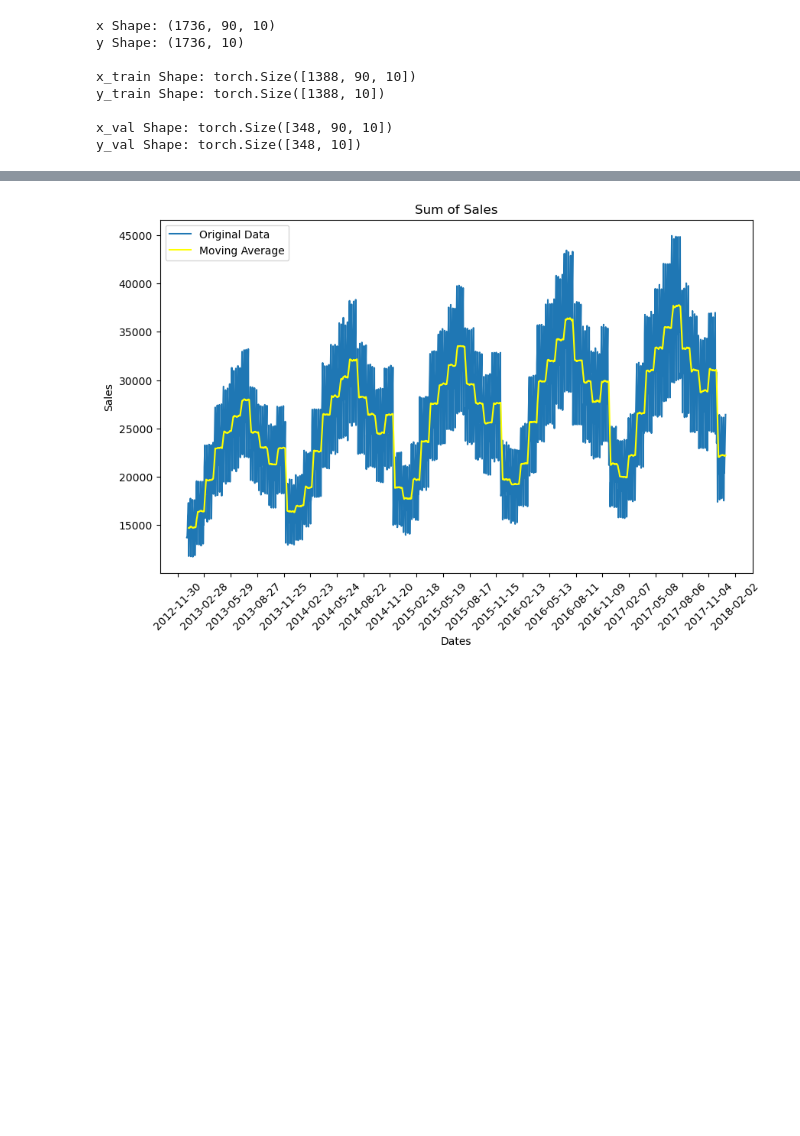
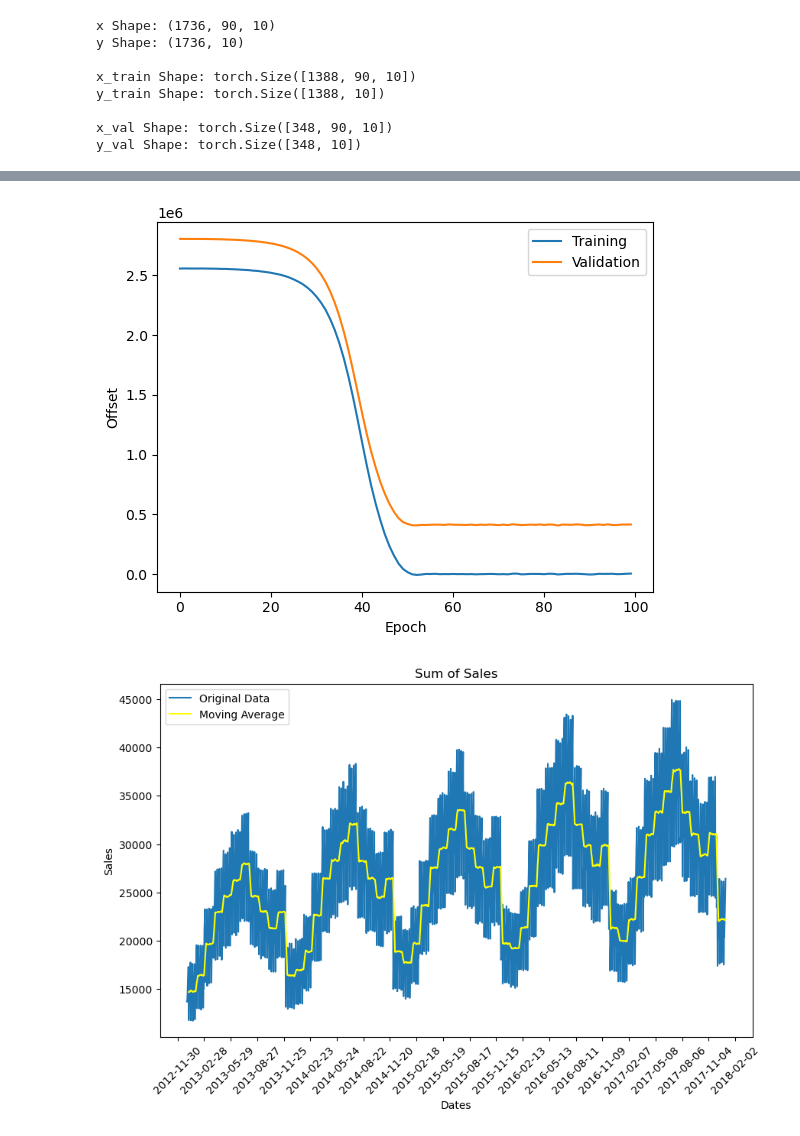
Before and after one commit to richardhoehn/mtsu.csci.7850.project, a Jupyter notebook: src/notebooks/data-loader.ipynb, the cells around one changed output, grey strips where cells are left out. Saved outputs shown, nothing was run; the diff lists cells and outputs as text; code cells hidden in the pictures; blank space fills up the shorter version.

```diff
--- a/src/notebooks/data-loader.ipynb
+++ b/src/notebooks/data-loader.ipynb
@@ -354,3 +368,18 @@ plt.show()
+# %%
+plt.plot(results["epoch"][np.logical_not(np.isnan(results["train_offset"]))],
+         results["train_offset"][np.logical_not(np.isnan(results["train_offset"]))],
+         label="Training")
+
+plt.plot(results["epoch"][np.logical_not(np.isnan(results["val_offset"]))],
+         results["val_offset"][np.logical_not(np.isnan(results["val_offset"]))],
+         label="Validation")
+
+plt.legend()
+plt.ylabel("Offset")
+plt.xlabel("Epoch")
+plt.show()
+# %% [output]
+[figure, added]
 # %%
 # Lets me crop the data to look at it
 df_plot_data = df[:]
```
Also changed, not shown: parts of 9 cells of this notebook, 6 other files.
